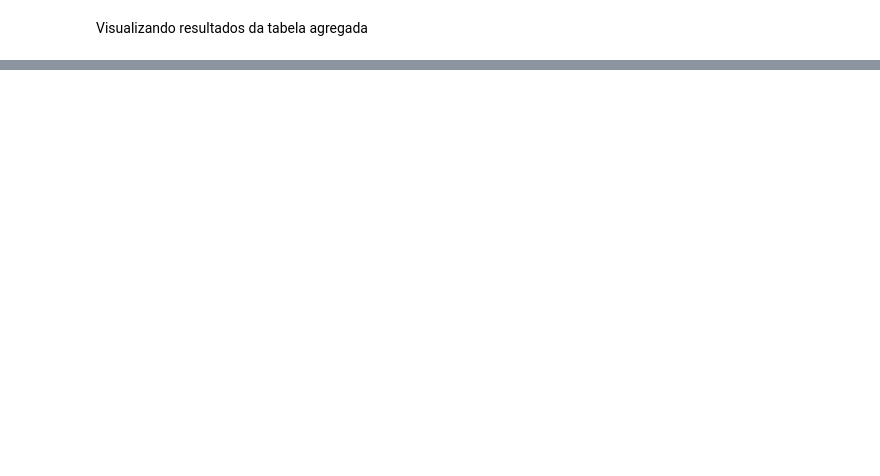
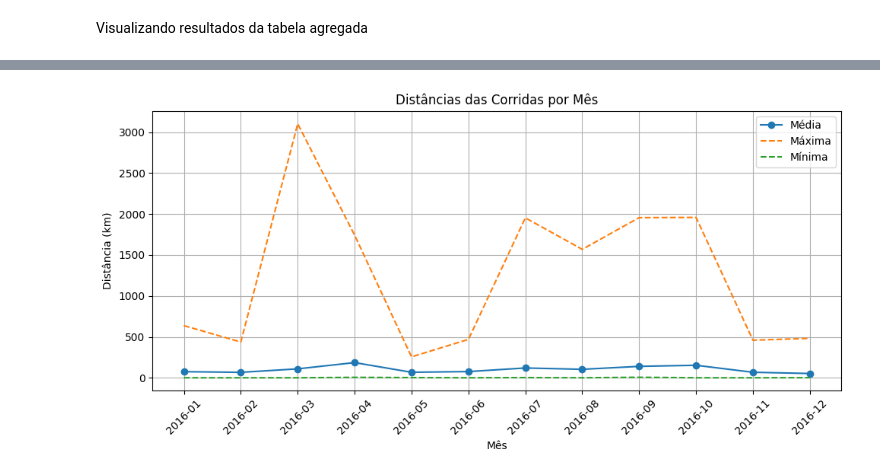
Before and after one commit to FabianaAndrade/assignment-diario-de-bordo-dados, a Jupyter notebook: exploration/data_exploration_gold.ipynb, the cells around one changed output, grey strips where cells are left out. Cells and saved outputs as stored; diff of their text form; code cells hidden in the pictures; blank space fills up the shorter version.

```diff
--- a/exploration/data_exploration_gold.ipynb
+++ b/exploration/data_exploration_gold.ipynb
@@ -46,0 +105,24 @@ only showing top 20 rows
+# %%
+df_dist_mensal = df_plot.groupby('mes', as_index=False).agg({
+    'VL_AVG_DIST': 'mean',
+    'VL_MAX_DIST': 'max',
+    'VL_MIN_DIST': 'min'
+})
+
+
+plt.figure(figsize=(10, 5))
+
+plt.plot(df_dist_mensal['mes'].astype(str), df_dist_mensal['VL_AVG_DIST'], label='Média', marker='o')
+plt.plot(df_dist_mensal['mes'].astype(str), df_dist_mensal['VL_MAX_DIST'], label='Máxima', linestyle='--')
+plt.plot(df_dist_mensal['mes'].astype(str), df_dist_mensal['VL_MIN_DIST'], label='Mínima', linestyle='--')
+
+plt.title("Distâncias das Corridas por Mês")
+plt.xlabel("Mês")
+plt.ylabel("Distância (km)")
+plt.legend()
+plt.xticks(rotation=45)
+plt.grid(True)
+plt.tight_layout()
+plt.show()
+# %% [output]
+[figure, added]
```
Also changed, not shown: parts of 7 cells of this notebook, 1 other file.
